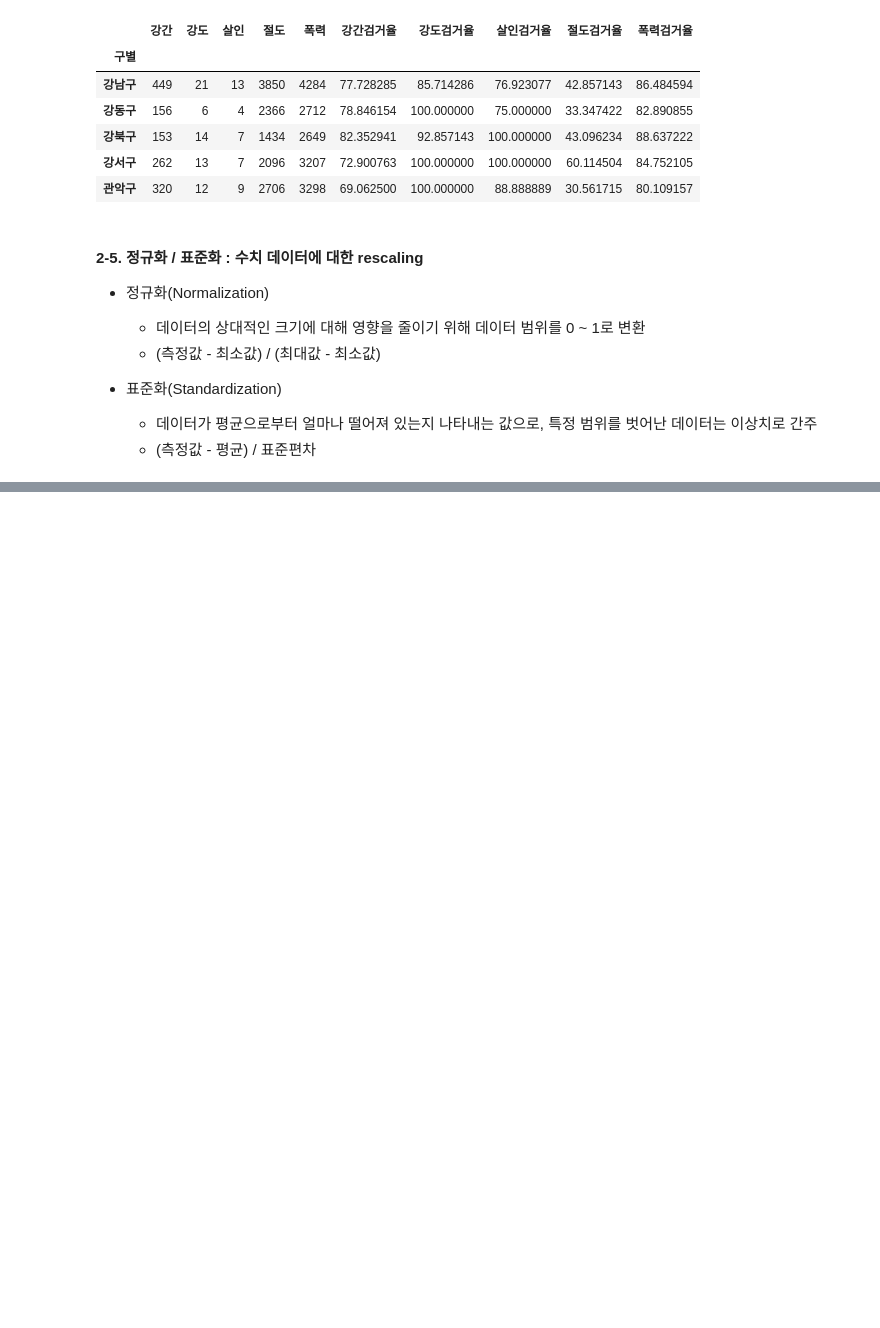
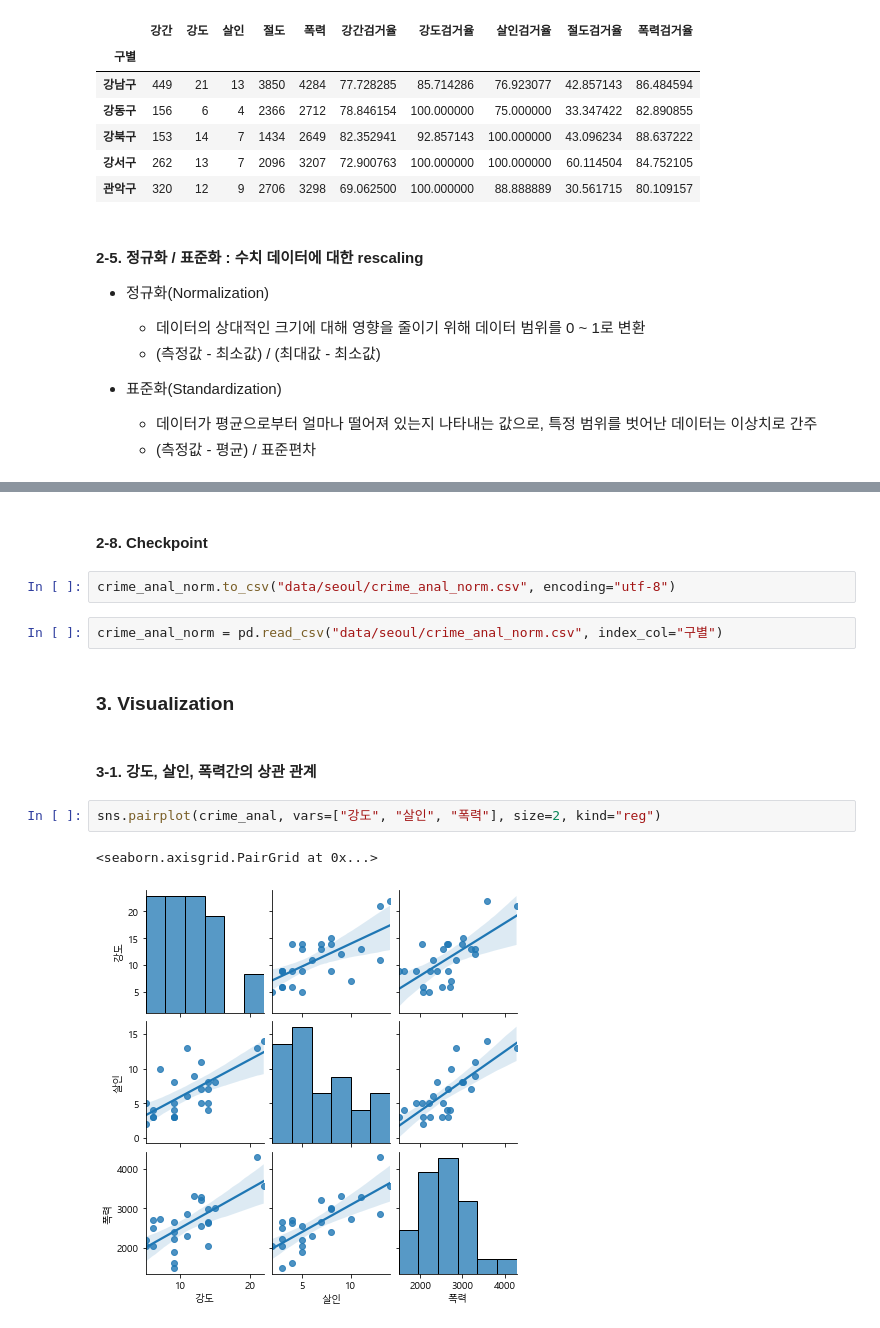
Before and after one commit to not147/PythonBasic, a Jupyter notebook: pythonwork/analysis/6_분석예제3.ipynb, the cells around one changed output, grey strips where cells are left out. Saved outputs shown, nothing was run; the diff lists cells and outputs as text; blank space fills up the shorter version.

```diff
--- a/pythonwork/analysis/6_분석예제3.ipynb
+++ b/pythonwork/analysis/6_분석예제3.ipynb
@@ -393,0 +467,15 @@ min_max_scaler = preprocessing.MinMaxScaler()
+# %% [markdown]
+#### 2-8. Checkpoint
+# %%
+crime_anal_norm.to_csv("data/seoul/crime_anal_norm.csv", encoding="utf-8")
+# %%
+crime_anal_norm = pd.read_csv("data/seoul/crime_anal_norm.csv", index_col="구별")
+# %% [markdown]
+### 3. Visualization
+# %% [markdown]
+#### 3-1. 강도, 살인, 폭력간의 상관 관계
+# %%
+sns.pairplot(crime_anal, vars=["강도", "살인", "폭력"], size=2, kind="reg")
+# %% [output]
+<seaborn.axisgrid.PairGrid at 0x...>
+[figure, added]
```
Also changed, not shown: parts of 39 cells of this notebook, 1 other file.
